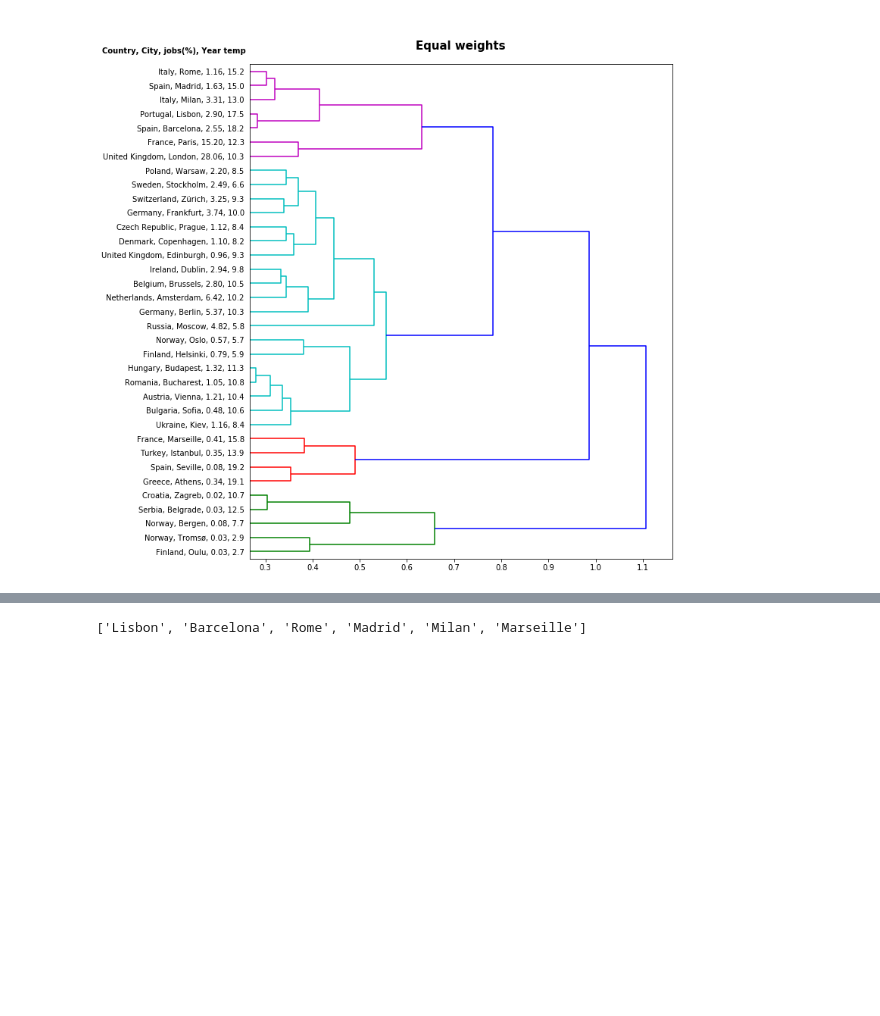
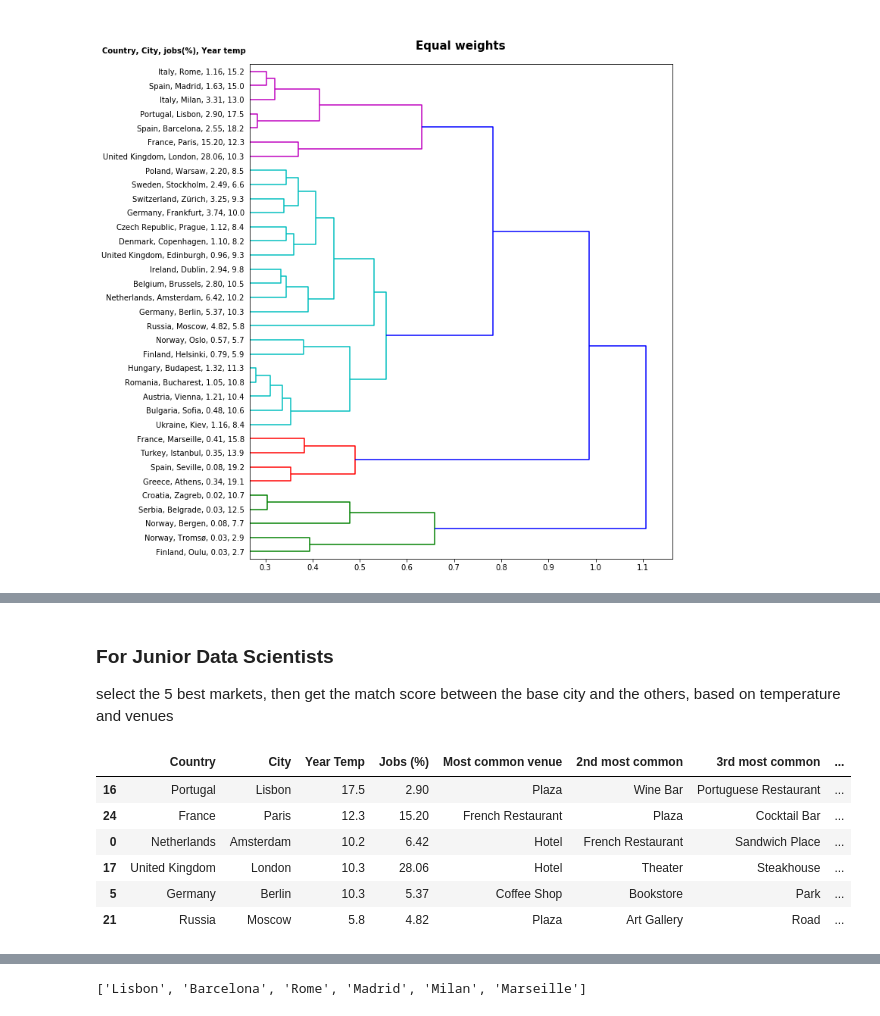
Before and after one commit to rareal/Coursera_Capstone, a Jupyter notebook: Capstone_final_report_code.ipynb, the cells around one changed output, grey strips where cells are left out. Saved outputs shown, nothing was run; the diff lists cells and outputs as text; code cells hidden in the pictures; blank space fills up the shorter version.

```diff
--- a/Capstone_final_report_code.ipynb
+++ b/Capstone_final_report_code.ipynb
@@ -484,0 +542,25 @@ df_lbl.head()
+# %% [markdown]
+### For Junior Data Scientists
+select the 5 best markets, then get the match score between the base city and the others, based on temperature and venues
+# %%
+# Top 5 markets
+sel_t5j = list(pres_tablef.sort_values(by='Jobs (%)',ascending=False).head(5).City.values)
+# I'm selecting Lisbon as the comparison city
+base_city = ['Lisbon']
+sel_c1 = base_city + sel_t5j
+sel_c1_ind = [pd.Index(pres_tablef.City).get_loc(x) for x in sel_c1]
+c1_pres_table = pres_tablef.iloc[sel_c1_ind,:].copy()
+# now I can get the similarity matrix using zero weight for jobs to compare temperature and venues
+dx_junior = ctjf_wmink(ctjf_data2,tw=1,jw=0,fw=1)
+dx_junior_df = pd.DataFrame(dx_junior,index=ctjf_data2.City.values,columns=ctjf_data2.City.values)
+c1_pres_table['Match'] = dx_junior_df.loc[sel_c1,base_city].apply(lambda x: 100*(1-x)).round(2).values
+c1_pres_table = c1_pres_table.sort_values(by='Match',ascending=False)
+c1_pres_table
+# %% [output]
+|  | Country | City | Year Temp | Jobs (%) | Most common venue | 2nd most common | 3rd most common | ... |
+| 16 | Portugal | Lisbon | 17.5 | 2.90 | Plaza | Wine Bar | Portuguese Restaurant | ... |
+| 24 | France | Paris | 12.3 | 15.20 | French Restaurant | Plaza | Cocktail Bar | ... |
+| 0 | Netherlands | Amsterdam | 10.2 | 6.42 | Hotel | French Restaurant | Sandwich Place | ... |
+| 17 | United Kingdom | London | 10.3 | 28.06 | Hotel | Theater | Steakhouse | ... |
+| 5 | Germany | Berlin | 10.3 | 5.37 | Coffee Shop | Bookstore | Park | ... |
+| 21 | Russia | Moscow | 5.8 | 4.82 | Plaza | Art Gallery | Road | ... |
```
Also changed, not shown: parts of 19 cells of this notebook.
